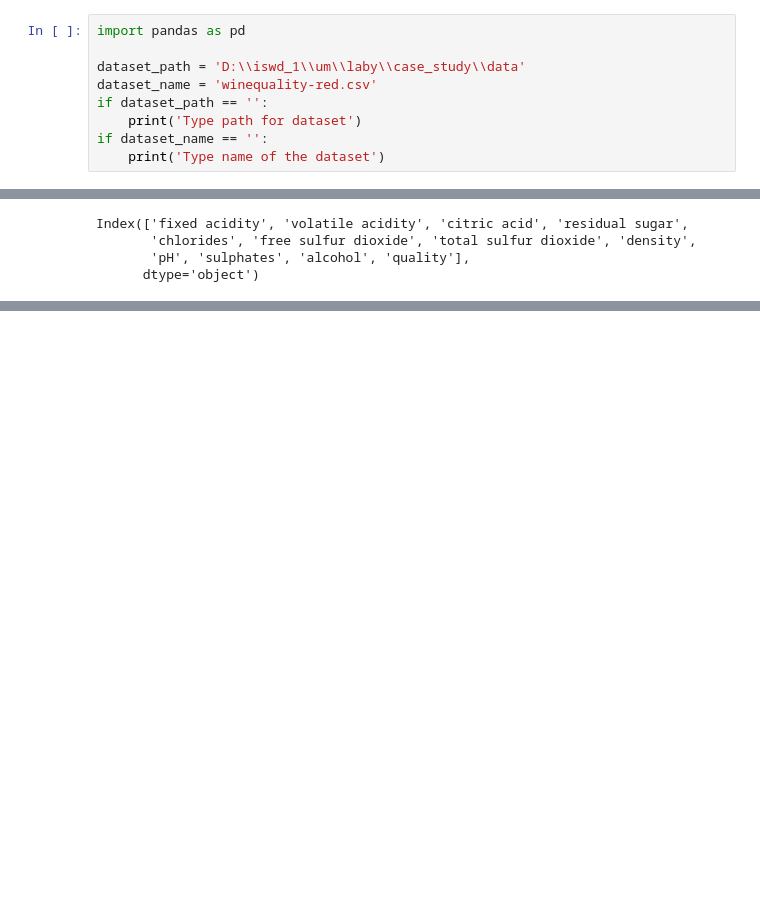
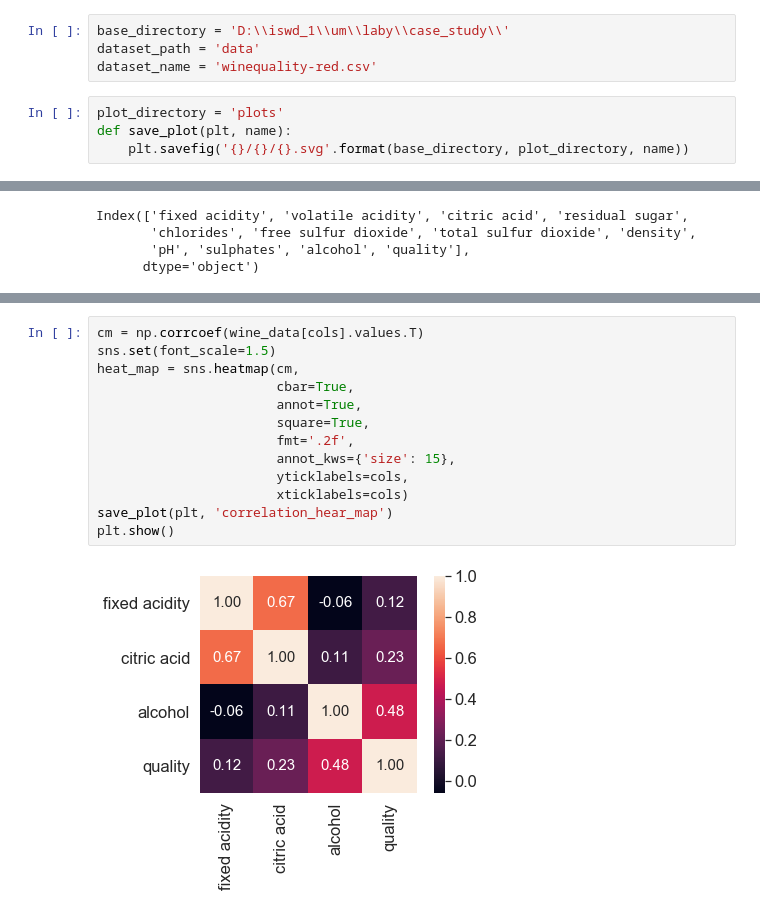
Before and after one commit to jakub-tomczak/WineQuality, a Jupyter notebook: notebooks/case_study.ipynb, the cells around one changed output, grey strips where cells are left out. Cells and saved outputs as stored; diff of their text form; blank space fills up the shorter version.

Commit message:
Draw sample plots with covariance.

```diff
--- a/notebooks/case_study.ipynb
+++ b/notebooks/case_study.ipynb
@@ -10,12 +13,11 @@ wine selling price, etc.).
 # %%
-import pandas as pd
-
-dataset_path = 'D:\\iswd_1\\um\\laby\\case_study\\data'
+base_directory = 'D:\\iswd_1\\um\\laby\\case_study\\'
+dataset_path = 'data'
 dataset_name = 'winequality-red.csv'
-if dataset_path == '':
-    print('Type path for dataset')
-if dataset_name == '':
-    print('Type name of the dataset')
+# %%
+plot_directory = 'plots'
+def save_plot(plt, name):
+    plt.savefig('{}/{}/{}.svg'.format(base_directory, plot_directory, name))
 # %%
 # load dataset and display few records
 wine_data = pd.read_csv('{}/{}'.format(dataset_path, dataset_name), sep=';')
@@ -42,3 +45,18 @@ sns.pairplot(wine_data[cols], height = 2.5)
 plt.show()
 # %% [output]
 [figure]
+# %%
+cm = np.corrcoef(wine_data[cols].values.T)
+sns.set(font_scale=1.5)
+heat_map = sns.heatmap(cm,
+                       cbar=True,
+                       annot=True,
+                       square=True,
+                       fmt='.2f',
+                       annot_kws={'size': 15},
+                       yticklabels=cols,
+                       xticklabels=cols)
+save_plot(plt, 'correlation_hear_map')
+plt.show()
+# %% [output]
+[figure, added]
```
Also changed, not shown: parts of 2 cells of this notebook.
